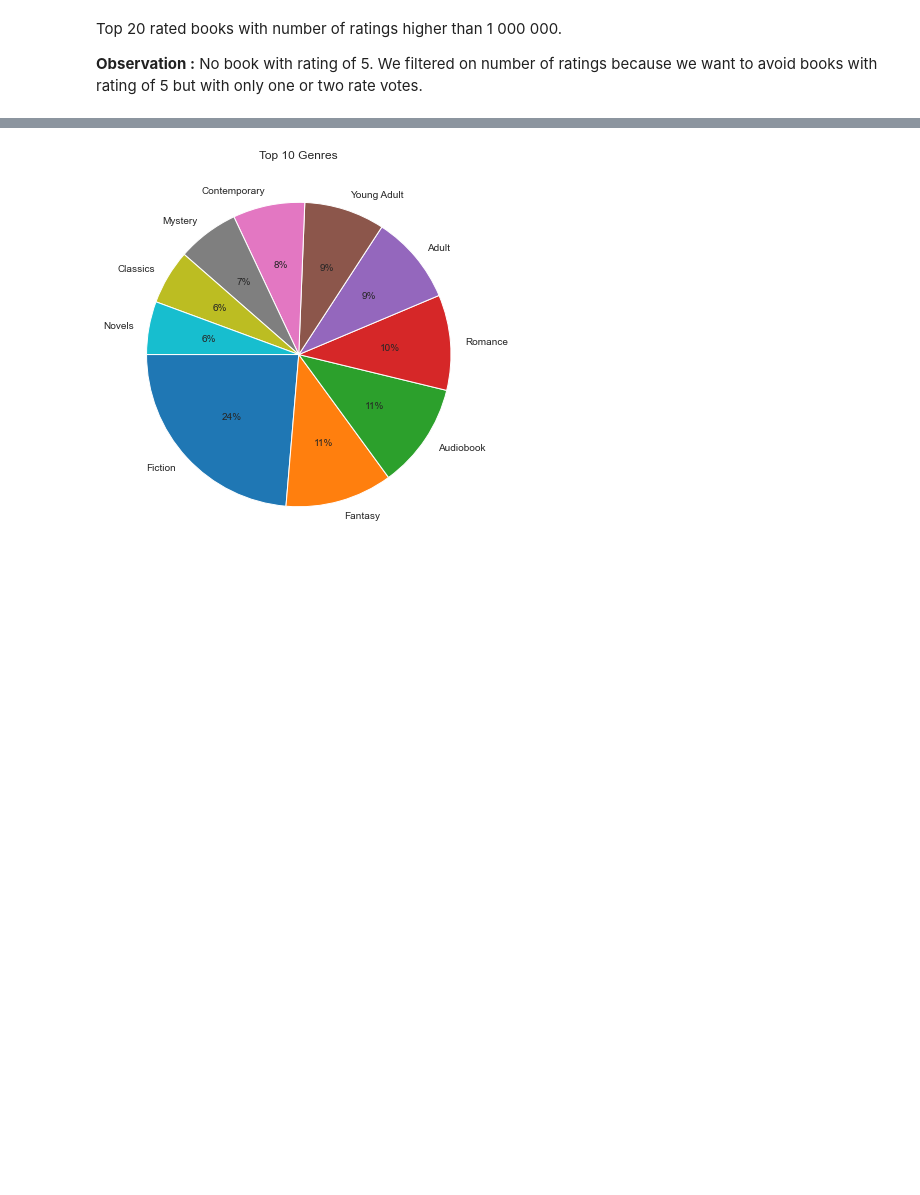
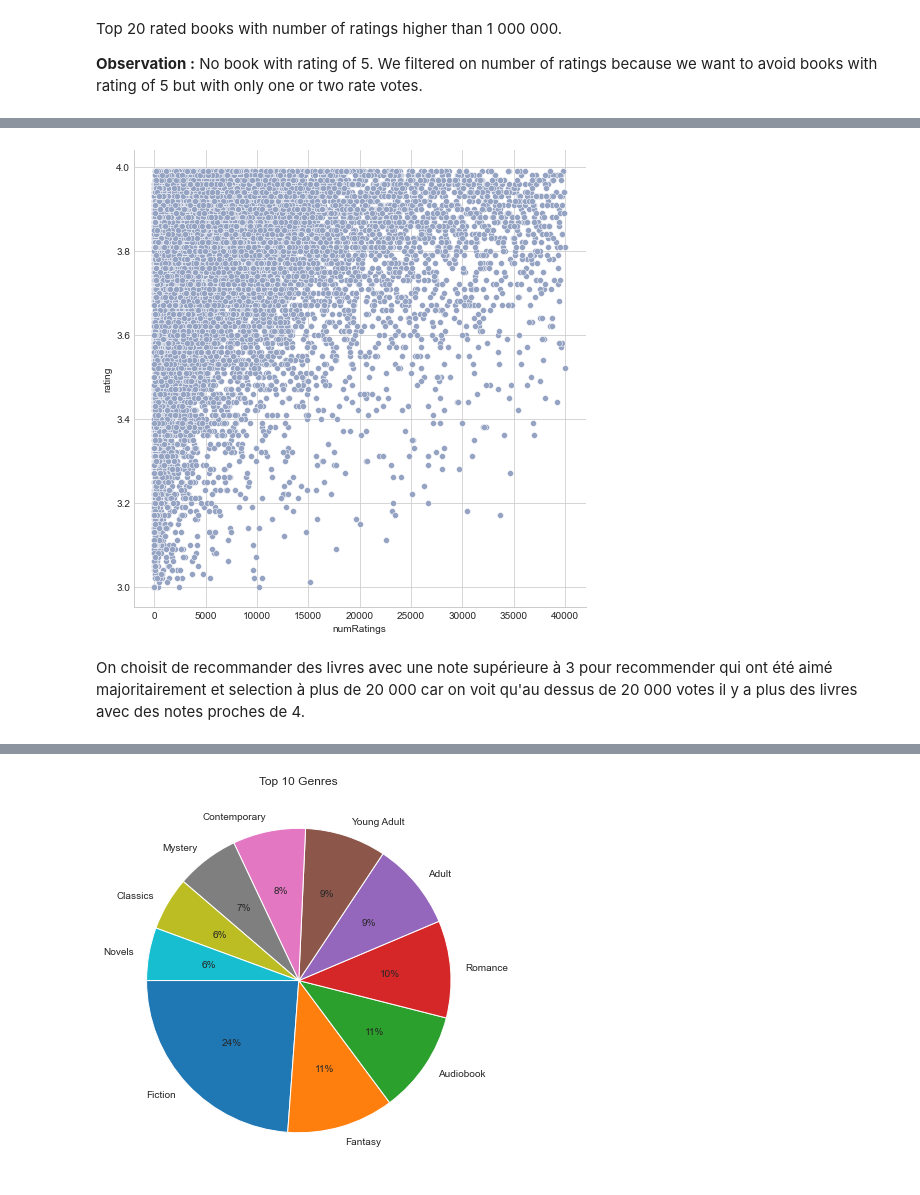
Before and after one commit to alexisflipo/3b, a Jupyter notebook: app/ml/clean_book_recommendation_system.ipynb, the cells around one changed output, grey strips where cells are left out. Drawn from its saved outputs; the diff is of its cells as text; code cells hidden in the pictures; blank space fills up the shorter version.

```diff
--- a/app/ml/clean_book_recommendation_system.ipynb
+++ b/app/ml/clean_book_recommendation_system.ipynb
@@ -241,0 +204,13 @@ df_most_represented_genre
+# %%
+df_less_40000 = df[df['numRatings'] < 40000]
+df_3_4 = (df_less_40000[(df_less_40000['rating'] >= 3) & (df_less_40000['rating'] < 4)])
+# %%
+ax = sns.relplot(data=df_3_4,
+                 x="numRatings",
+                 y="rating",
+                 color = '#95a3c3',
+                 sizes=(400, 600),
+                 height=7,
+                 marker='o')
+# %% [output]
+[figure, added]
@@ -241,0 +219,2 @@ df_most_represented_genre
+# %% [markdown]
+On choisit de recommander des livres avec une note supérieure à 3 pour recommender qui ont été aimé majoritairement et selection à plus de 20 000 car on voit qu'au dessus de 20 000 votes il y a plus des livres avec des notes proches de 4.
```
Also changed, not shown: parts of 66 cells of this notebook.
